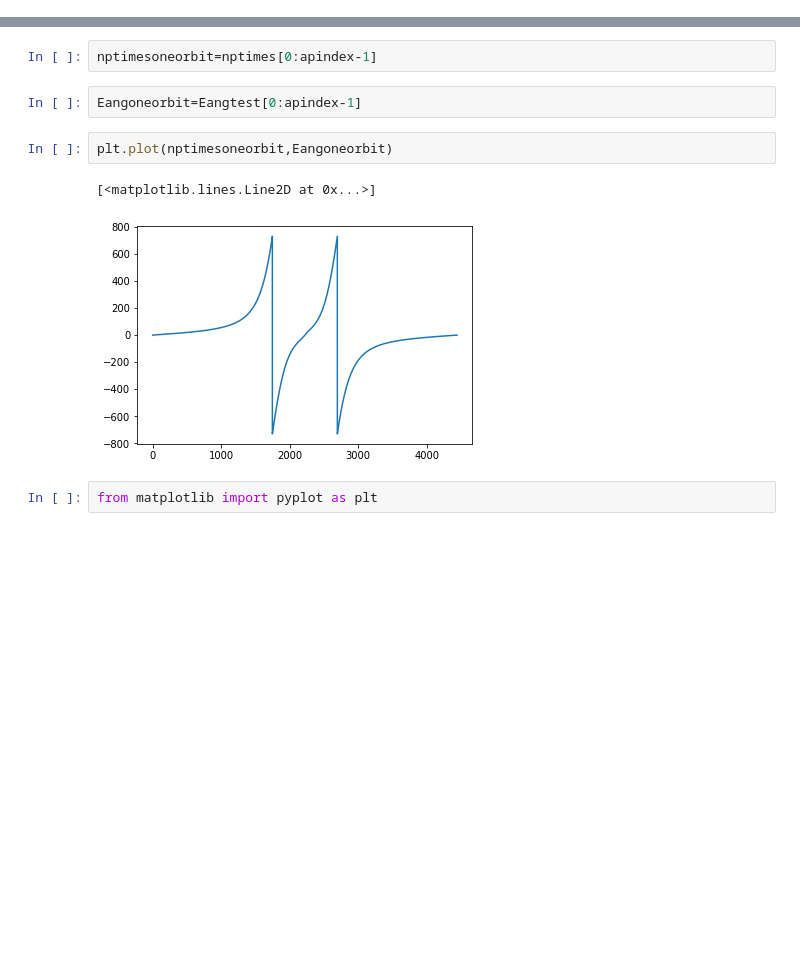
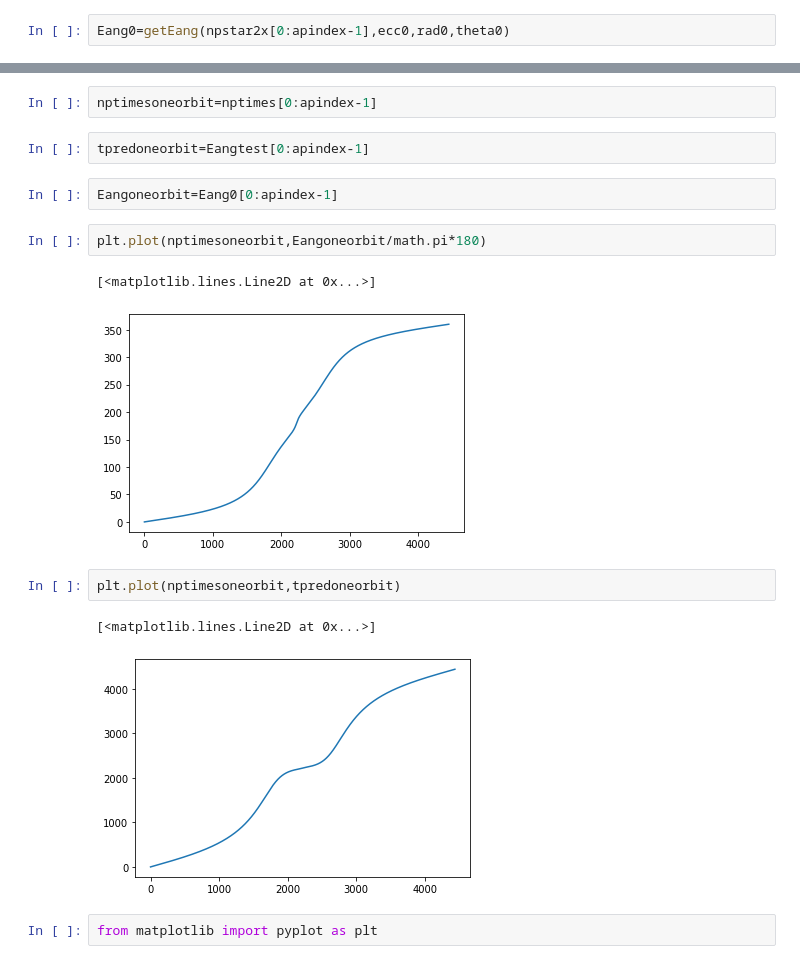
Before and after one commit to sdorsher/ManyBodyProblem, a Jupyter notebook: Vector Elliptical Refactored.ipynb, the cells around one changed output, grey strips where cells are left out. Saved outputs shown, nothing was run; the diff lists cells and outputs as text; blank space fills up the shorter version.

```diff
--- a/Vector Elliptical Refactored.ipynb
+++ b/Vector Elliptical Refactored.ipynb
@@ -389,2 +394,4 @@ def residualtEang(pars,nptimes,Eang):
     #print(nptimes, residual)
     return residual
+# %%
+Eang0=getEang(npstar2x[0:apindex-1],ecc0,rad0,theta0)
@@ -419,12 +445,19 @@ nptimes[0]
 # %%
 nptimesoneorbit=nptimes[0:apindex-1]
 # %%
-Eangoneorbit=Eangtest[0:apindex-1]
+tpredoneorbit=Eangtest[0:apindex-1]
+# %%
+Eangoneorbit=Eang0[0:apindex-1]
+# %%
+plt.plot(nptimesoneorbit,Eangoneorbit/math.pi*180)
+# %% [output]
+[<matplotlib.lines.Line2D at 0x...>]
+[figure, added]
 # %%
-plt.plot(nptimesoneorbit,Eangoneorbit)
+plt.plot(nptimesoneorbit,tpredoneorbit)
 # %% [output]
 [<matplotlib.lines.Line2D at 0x...>]
-[figure, old version]
+[figure, new version]
 # %%
 from matplotlib import pyplot as plt
 # %% [markdown]
```
Also changed, not shown: parts of 14 cells of this notebook.
